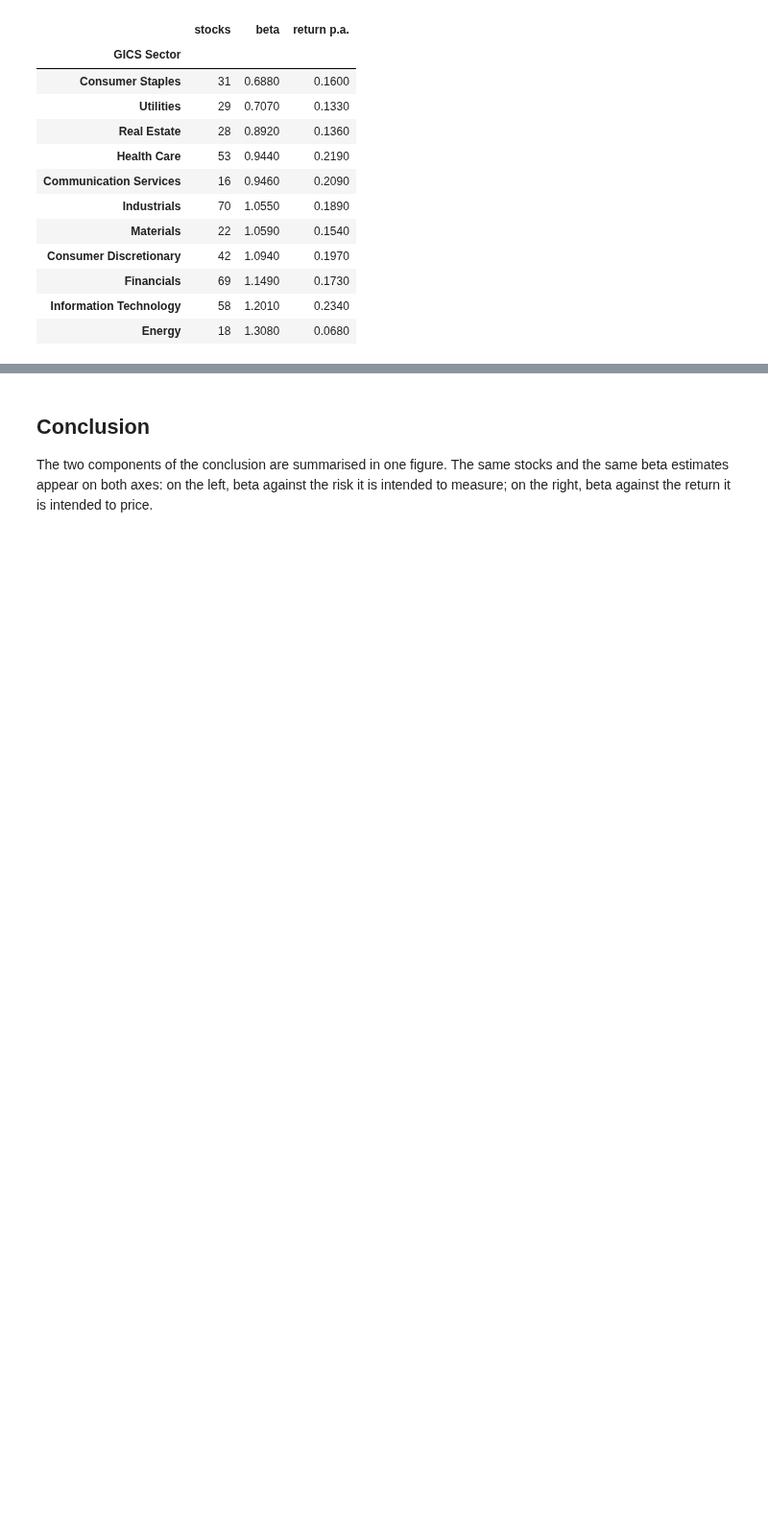
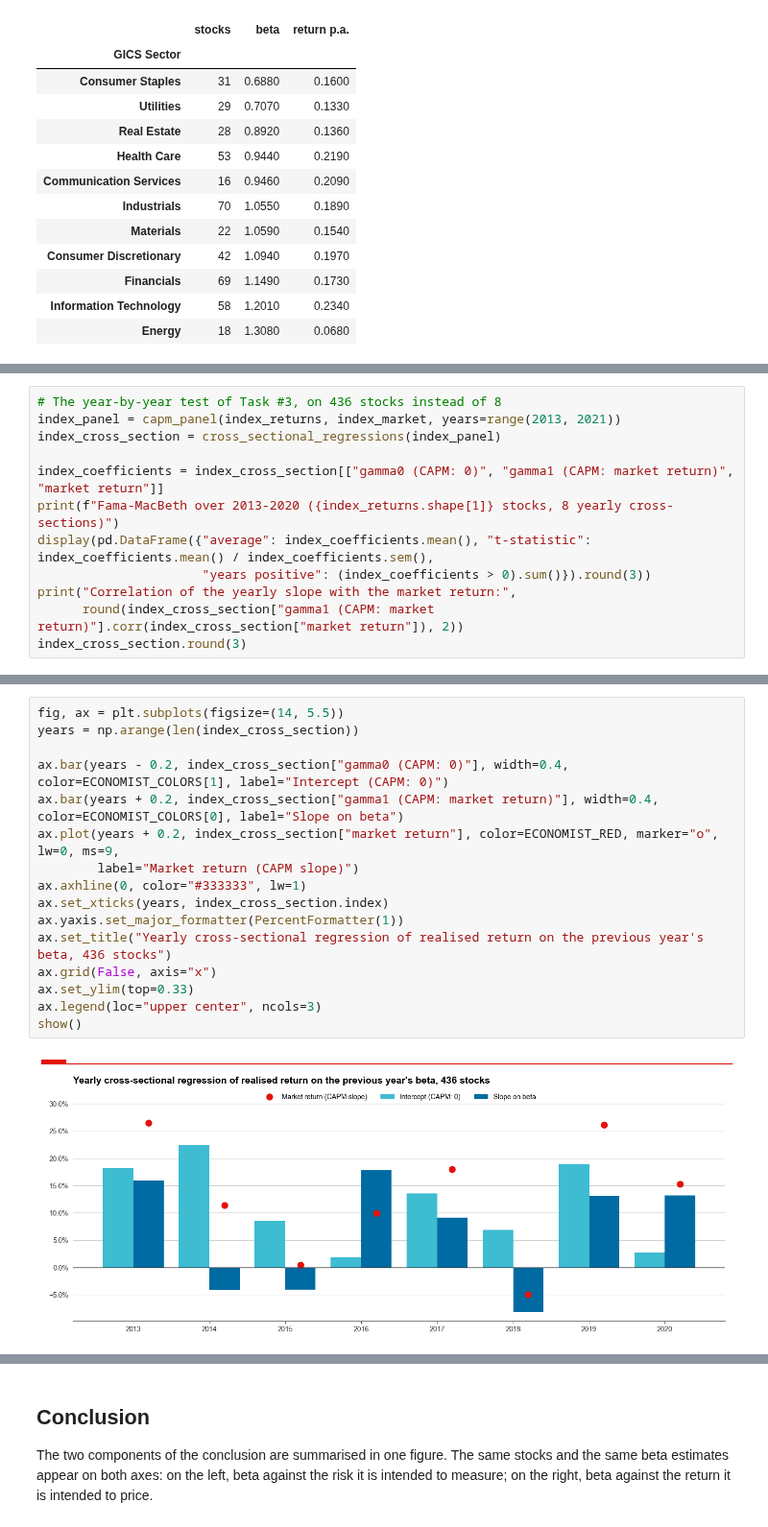
Before and after one commit to cboumans/Finance_with_Big_Data, a Jupyter notebook: lab2/PCLab2_Group4.ipynb, the cells around one changed output, grey strips where cells are left out. Shown at 96% size. Cells and saved outputs as stored; diff of their text form; blank space fills up the shorter version.

```diff
--- a/lab2/PCLab2_Group4.ipynb
+++ b/lab2/PCLab2_Group4.ipynb
@@ -1052,0 +1056,12 @@ sector_table.round(3)
+# %%
+# The year-by-year test of Task #3, on 436 stocks instead of 8
+index_panel = capm_panel(index_returns, index_market, years=range(2013, 2021))
+index_cross_section = cross_sectional_regressions(index_panel)
+
+index_coefficients = index_cross_section[["gamma0 (CAPM: 0)", "gamma1 (CAPM: market return)", "market return"]]
+print(f"Fama-MacBeth over 2013-2020 ({index_returns.shape[1]} stocks, 8 yearly cross-sections)")
+display(pd.DataFrame({"average": index_coefficients.mean(), "t-statistic": index_coefficients.mean() / index_coefficients.sem(),
+                      "years positive": (index_coefficients > 0).sum()}).round(3))
+print("Correlation of the yearly slope with the market return:",
+      round(index_cross_section["gamma1 (CAPM: market return)"].corr(index_cross_section["market return"]), 2))
+index_cross_section.round(3)
@@ -1052,0 +1085,18 @@ sector_table.round(3)
+# %%
+fig, ax = plt.subplots(figsize=(14, 5.5))
+years = np.arange(len(index_cross_section))
+
+ax.bar(years - 0.2, index_cross_section["gamma0 (CAPM: 0)"], width=0.4, color=ECONOMIST_COLORS[1], label="Intercept (CAPM: 0)")
+ax.bar(years + 0.2, index_cross_section["gamma1 (CAPM: market return)"], width=0.4, color=ECONOMIST_COLORS[0], label="Slope on beta")
+ax.plot(years + 0.2, index_cross_section["market return"], color=ECONOMIST_RED, marker="o", lw=0, ms=9,
+        label="Market return (CAPM slope)")
+ax.axhline(0, color="#333333", lw=1)
+ax.set_xticks(years, index_cross_section.index)
+ax.yaxis.set_major_formatter(PercentFormatter(1))
+ax.set_title("Yearly cross-sectional regression of realised return on the previous year's beta, 436 stocks")
+ax.grid(False, axis="x")
+ax.set_ylim(top=0.33)
+ax.legend(loc="upper center", ncols=3)
+show()
+# %% [output]
+[figure, added]
```
Also changed, not shown: parts of 6 cells of this notebook.
